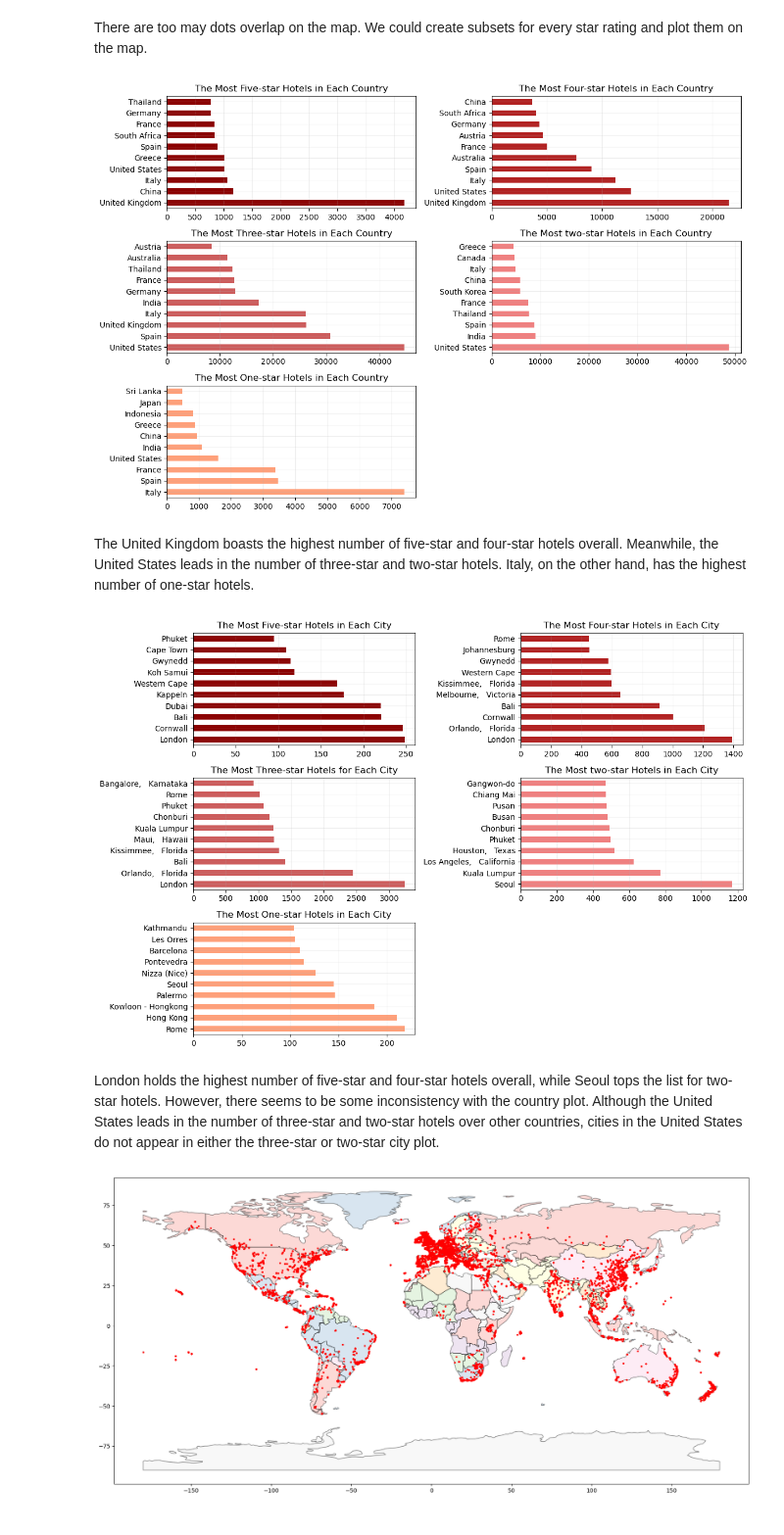
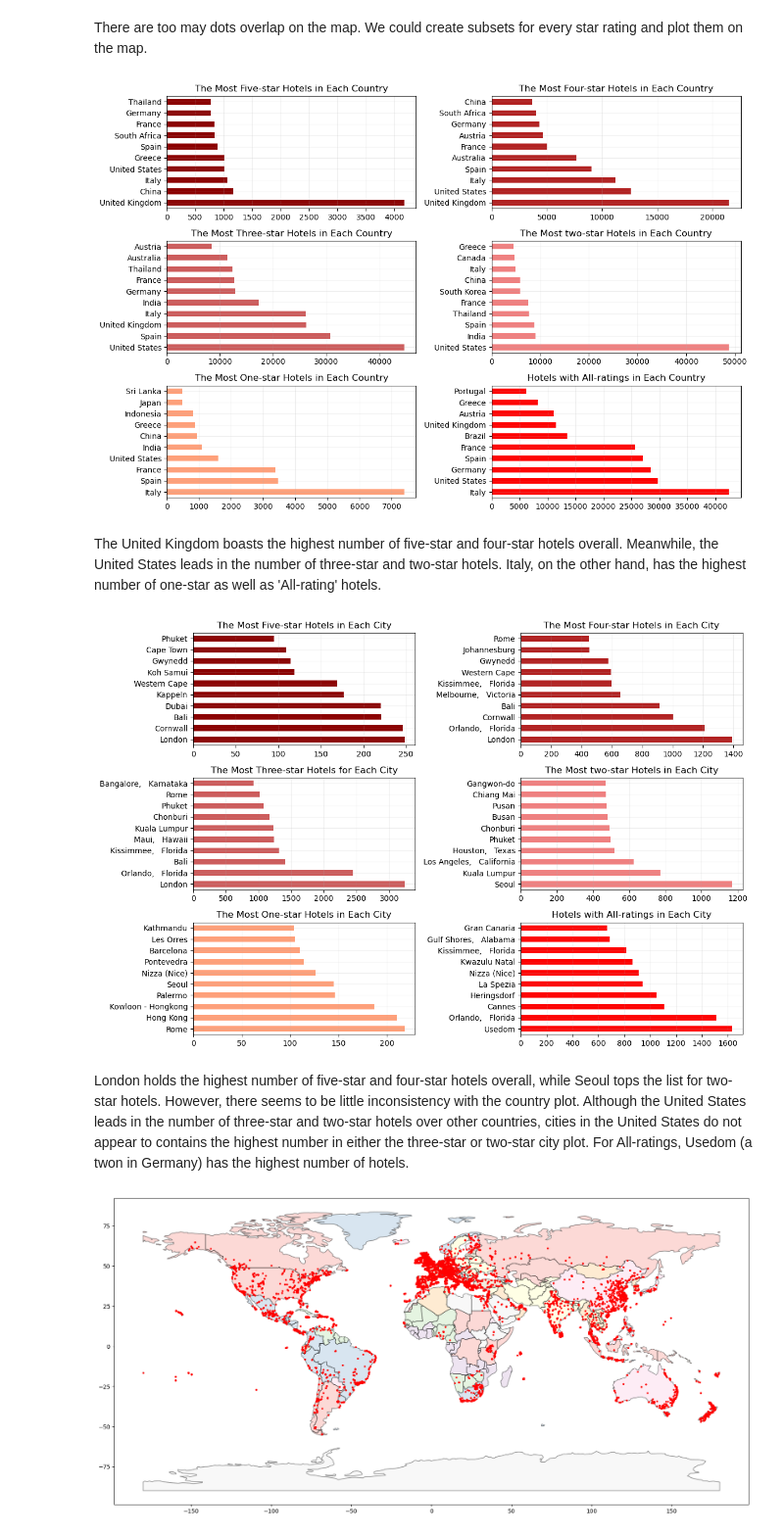
Before and after one commit to yl0107/Capstone_three, a Jupyter notebook: Capstone Three - Data wrangling and EDA.ipynb, the cells around one changed output. Shown at 98% size. Saved outputs shown, nothing was run; the diff lists cells and outputs as text; code cells hidden in the pictures.

```diff
--- a/Capstone Three - Data wrangling and EDA.ipynb
+++ b/Capstone Three - Data wrangling and EDA.ipynb
@@ -170,7 +186,7 @@ It is acceptable that we still got about 1 billion data remaining.
 # %%
 # replace the rating with numbers
 
-rating_map = {'FiveStar':5, 'FourStar':4, 'ThreeStar':3, 'TwoStar':2, 'OneStar':1}
+rating_map = {'FiveStar':5, 'FourStar':4, 'ThreeStar':3, 'TwoStar':2, 'OneStar':1, 'All':2.5}
 
 df['HotelRating'] = df['HotelRating'].map(rating_map)
 df.head()
@@ -285,6 +301,7 @@ four_star = df[df['HotelRating'] == 4]
 three_star = df[df['HotelRating'] == 3]
 two_star = df[df['HotelRating'] == 2]
 one_star = df[df['HotelRating'] == 1]
+all_rating = df[df['HotelRating'] == 2.5]
 # %%
 # plot the subset for each country
 
@@ -310,49 +327,53 @@ one_star['countyName'].value_counts()[:10].plot(kind='barh', color = 'lightsalmo
 axes[2, 0].set_title('The Most One-star Hotels in Each Country')
 axes[2, 0].grid(alpha=0.2)
 
-axes[2, 1].axis('off')
+all_rating['countyName'].value_counts()[:10].plot(kind='barh', color = 'red', ax=axes[2, 1])
+axes[2, 1].set_title('Hotels with All-ratings in Each Country')
+axes[2, 1].grid(alpha=0.2)
 
 
 plt.tight_layout()
 plt.show()
 # %% [output]
-[figure, old version]
+[figure, new version]
 # %% [markdown]
-The United Kingdom boasts the highest number of five-star and four-star hotels overall. Meanwhile, the United States leads in the number of three-star and two-star hotels. Italy, on the other hand, has the highest number of one-star hotels.
+The United Kingdom boasts the highest number of five-star and four-star hotels overall. Meanwhile, the United States leads in the number of three-star and two-star hotels. Italy, on the other hand, has the highest number of one-star as well as 'All-rating' hotels.
 # %%
 # plot the subset for each city
 
 fig, axes = plt.subplots(nrows=3, ncols=2, figsize=(12, 8))
 
 five_star['cityName'].value_counts()[:10].plot(kind='barh', ax=axes[0, 0], color='darkred')
 axes[0, 0].set_title('The Most Five-star Hotels in Each City')
 axes[0, 0].grid(alpha=0.2)
 
 four_star['cityName'].value_counts()[:10].plot(kind='barh', color = 'firebrick', ax=axes[0, 1])
 axes[0, 1].set_title('The Most Four-star Hotels in Each City')
 axes[0, 1].grid(alpha=0.2)
 
 three_star['cityName'].value_counts()[:10].plot(kind='barh', color = 'indianred', ax=axes[1, 0])
 axes[1, 0].set_title('The Most Three-star Hotels for Each City')
 axes[1, 0].grid(alpha=0.2)
 
 two_star['cityName'].value_counts()[:10].plot(kind='barh', color = 'lightcoral', ax=axes[1, 1])
 axes[1, 1].set_title('The Most two-star Hotels in Each City')
 axes[1, 1].grid(alpha=0.2)
 
 one_star['cityName'].value_counts()[:10].plot(kind='barh', color = 'lightsalmon', ax=axes[2, 0])
 axes[2, 0].set_title('The Most One-star Hotels in Each City')
 axes[2, 0].grid(alpha=0.2)
 
-axes[2, 1].axis('off')
+all_rating['cityName'].value_counts()[:10].plot(kind='barh', color = 'red', ax=axes[2, 1])
+axes[2, 1].set_title('Hotels with All-ratings in Each City')
+axes[2, 1].grid(alpha=0.2)
 
 
 plt.tight_layout()
 plt.show()
 # %% [output]
-[figure, old version]
+[figure, new version]
 # %% [markdown]
-London holds the highest number of five-star and four-star hotels overall, while Seoul tops the list for two-star hotels. However, there seems to be some inconsistency with the country plot. Although the United States leads in the number of three-star and two-star hotels over other countries, cities in the United States do not appear in either the three-star or two-star city plot.
+London holds the highest number of five-star and four-star hotels overall, while Seoul tops the list for two-star hotels. However, there seems to be little inconsistency with the country plot. Although the United States leads in the number of three-star and two-star hotels over other countries, cities in the United States do not appear to contains the highest number in either the three-star or two-star city plot. For All-ratings, Usedom (a twon in Germany) has the highest number of hotels.
 # %%
 # create function for ploting the world map
 
```
Also changed, not shown: parts of 9 cells of this notebook.
